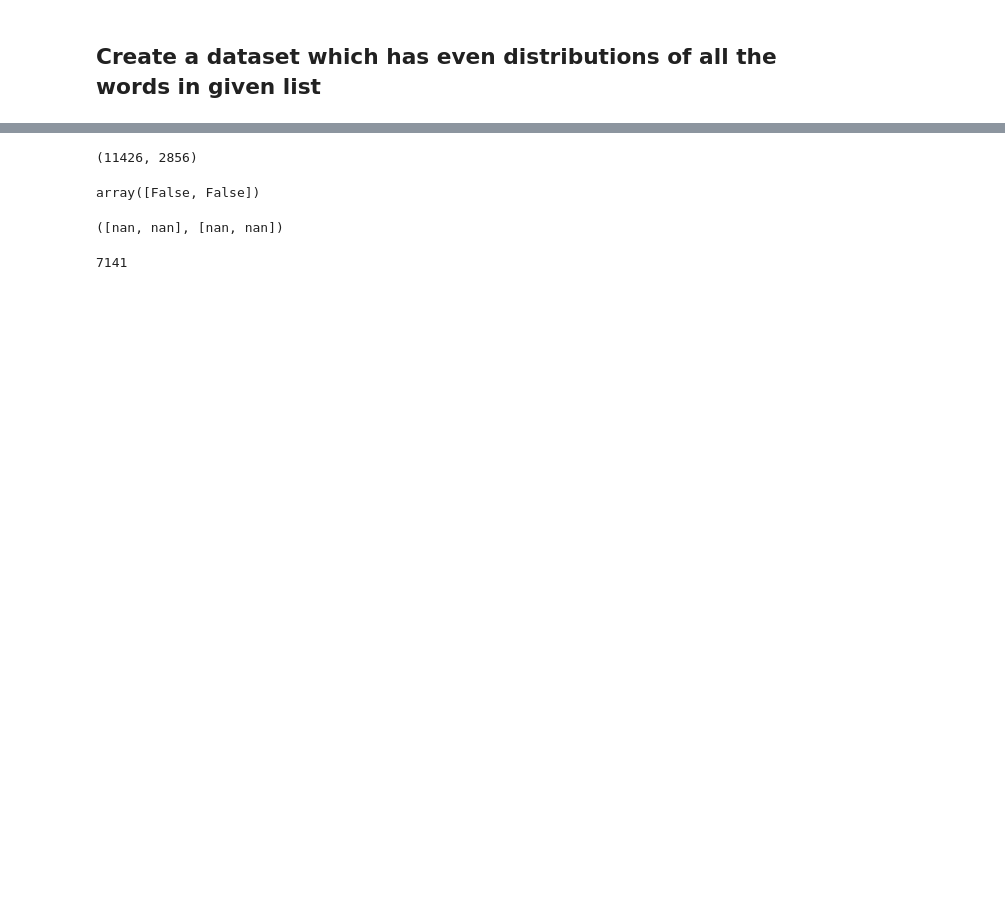
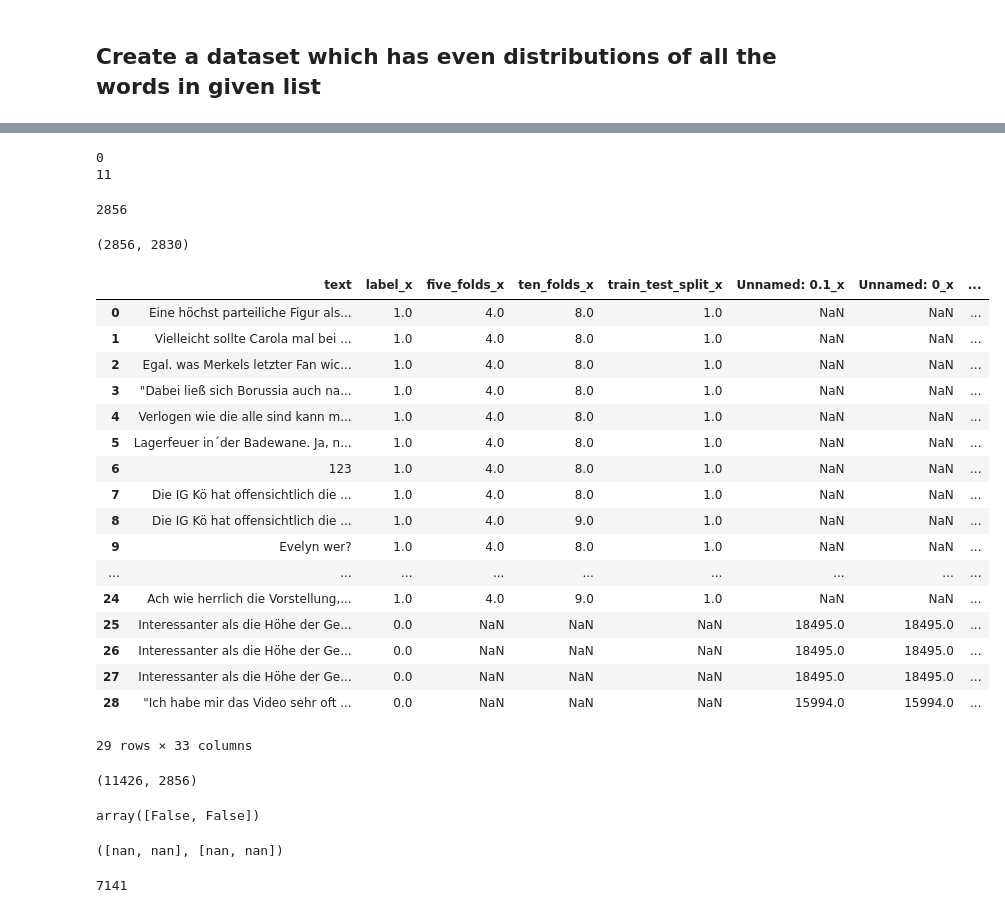
Before and after one commit to icwhite/moderat_transformers_rise, a Jupyter notebook: analysis/data_analysis.ipynb, the cells around one changed output, grey strips where cells are left out. Drawn from its saved outputs; the diff is of its cells as text; code cells hidden in the pictures; blank space fills up the shorter version.

Commit message:
made datasets for validating hypothesis and ran pearson r correlation on underrepresentation and the shap scores

```diff
--- a/analysis/data_analysis.ipynb
+++ b/analysis/data_analysis.ipynb
@@ -200,0 +302,14 @@ def undersample_evenly(pos_df, neg_df, word_list):
+# %%
+mod_folds_df = pd.read_csv("./Datasets/RP-Mod-folds.csv")
+train_folds_df = mod_folds_df.loc[mod_folds_df["ten_folds"] < 8]
+valid_folds_df = mod_folds_df.loc[mod_folds_df["ten_folds"] >= 8]
+merged = pd.merge(train_folds_df, valid_folds_df, how="inner", on=["text"])[["text", "train_test_split_x", "train_test_split_y", "label_x", "label_y"]]
+duplicate_text_lst = list(merged["text"])
+# %%
+train_folds_df = mod_folds_df.loc[mod_folds_df["ten_folds"] < 8]
+valid_folds_df = mod_folds_df.loc[mod_folds_df["ten_folds"] >= 8]
+
+leaks_removed_df = valid_folds_df.copy(deep=True)
+for ind in valid_folds_df.index:
+    if leaks_removed_df.loc[ind, "text"] in duplicate_text_lst:
+        leaks_removed_df = leaks_removed_df.drop(ind)
@@ -201,13 +322,6 @@ def undersample_evenly(pos_df, neg_df, word_list):
 # %%
-train_folds_df = mod_folds_df.loc[mod_folds_df["ten_folds"] < 8]
-valid_folds_df = mod_folds_df.loc[mod_folds_df["ten_folds"] >= 8]
-
-small_word_list = ["Muslim", "Juden", "Frau", "Psychiater", "Flüchtling"]
-
-#TODO: eliminate possibility for data leak :)
+#TODO: make columns line up better :)
 neg_total_df = mod_crowd_df.loc[mod_crowd_df["label"] == 0]
-pos_valid_df = valid_folds_df.loc[valid_folds_df["label"] == 1]
+pos_valid_df = leaks_removed_df.loc[leaks_removed_df["label"] == 1]
 pos_train_df = train_folds_df.loc[train_folds_df["label"] == 1]
-
-len(undersample_evenly(pos_train_df, neg_total_df, shap_underrepresented))
 # undersample_evenly(train_folds_df, small_word_list)
@@ -219,15 +331,15 @@ len(undersample_evenly(pos_train_df, neg_total_df, shap_underrepresented))
 # 2. validation dataset with added words (a superset of the dataset)
 # 3. a training dataset without the examples which were added to the validation dataset in steps 1 & 2
 
-new_validation_df = undersample_evenly(pos_valid_df, neg_total_df, shap_underrepresented)
-small_words_df = at_least_one_word(new_validation_df, shap_underrepresented)
+new_valid_df = undersample_evenly(pos_valid_df, neg_total_df, shap_underrepresented)
+new_valid_df["train_test_split"] = np.ones(len(new_valid_df))
+small_words_df = at_least_one_word(new_valid_df, shap_underrepresented)
 
 indices = neg_total_df.index
-neg_in_valid = new_validation_df.loc[new_validation_df["label"] == 0]
+neg_in_valid = new_valid_df.loc[new_valid_df["label"] == 0]
 neg_not_in_valid_indices = list(set(indices) - set(neg_in_valid.index))
 
 neg_not_in_valid_df = neg_total_df.loc[neg_not_in_valid_indices]
 
 new_train_df = undersample_evenly(pos_train_df, neg_not_in_valid_df, shap_underrepresented)
-
-# remaining_neg_df = neg_total_df[]
+new_train_df["train_test_split"] = np.zeros(len(new_train_df))
@@ -233,0 +377,20 @@ new_train_df = undersample_evenly(pos_train_df, neg_not_in_valid_df, shap_underr
+# %%
+def compare_with_no_duplicates(df):
+    no_duplicates = df.drop_duplicates()
+    return len(df) - len(no_duplicates)
+print(compare_with_no_duplicates(mod_crowd_df))
+print(compare_with_no_duplicates(mod_folds_df))
+# %% [output]
+0
+11
+# %%
+# checking if overlap between original valid and train dataset
+#TODO: how did the duplicates get there??
+mod_folds_df = pd.read_csv("./Datasets/RP-Mod-folds.csv")
+train_folds_df = mod_folds_df.loc[mod_folds_df["ten_folds"] < 8]
+valid_folds_df = mod_folds_df.loc[mod_folds_df["ten_folds"] >= 8]
+print(len(valid_folds_df))
+merged = pd.merge(train_folds_df, valid_folds_df, how="inner", on=["text"])[["text", "train_test_split_x", "train_test_split_y", "label_x", "label_y"]]
+duplicate_text_lst = list(merged["text"])
+# %% [output]
+2856
@@ -234,5 +402,30 @@ new_train_df = undersample_evenly(pos_train_df, neg_not_in_valid_df, shap_underr
+# %%
+len(valid_folds_df), len(leaks_removed_df)
+# %% [output]
+(2856, 2830)
 # %%
 #TODO: check that there is no overlap between the validation and train datasets :)
+merged = pd.merge(new_validation_df, new_train_df, how="inner", on=["text"])
+merged
+# %% [output]
+|  | text | label_x | five_folds_x | ten_folds_x | train_test_split_x | Unnamed: 0.1_x | Unnamed: 0_x | ... |
+| 0 | Eine höchst parteiliche Figur als... | 1.0 | 4.0 | 8.0 | 1.0 | NaN | NaN | ... |
+| 1 | Vielleicht sollte Carola mal bei ... | 1.0 | 4.0 | 8.0 | 1.0 | NaN | NaN | ... |
+| 2 | Egal. was Merkels letzter Fan wic... | 1.0 | 4.0 | 8.0 | 1.0 | NaN | NaN | ... |
+| 3 | "Dabei ließ sich Borussia auch na... | 1.0 | 4.0 | 8.0 | 1.0 | NaN | NaN | ... |
+| 4 | Verlogen wie die alle sind kann m... | 1.0 | 4.0 | 8.0 | 1.0 | NaN | NaN | ... |
+| 5 | Lagerfeuer in´der Badewane. Ja, n... | 1.0 | 4.0 | 8.0 | 1.0 | NaN | NaN | ... |
+| 6 | 123 | 1.0 | 4.0 | 8.0 | 1.0 | NaN | NaN | ... |
+| 7 | Die IG Kö hat offensichtlich die ... | 1.0 | 4.0 | 8.0 | 1.0 | NaN | NaN | ... |
+| 8 | Die IG Kö hat offensichtlich die ... | 1.0 | 4.0 | 9.0 | 1.0 | NaN | NaN | ... |
+| 9 | Evelyn wer? | 1.0 | 4.0 | 8.0 | 1.0 | NaN | NaN | ... |
+| ... | ... | ... | ... | ... | ... | ... | ... | ... |
+| 24 | Ach wie herrlich die Vorstellung,... | 1.0 | 4.0 | 9.0 | 1.0 | NaN | NaN | ... |
+| 25 | Interessanter als die Höhe der Ge... | 0.0 | NaN | NaN | NaN | 18495.0 | 18495.0 | ... |
+| 26 | Interessanter als die Höhe der Ge... | 0.0 | NaN | NaN | NaN | 18495.0 | 18495.0 | ... |
+| 27 | Interessanter als die Höhe der Ge... | 0.0 | NaN | NaN | NaN | 18495.0 | 18495.0 | ... |
+| 28 | "Ich habe mir das Video sehr oft ... | 0.0 | NaN | NaN | NaN | 15994.0 | 15994.0 | ... |
+29 rows × 33 columns
 # %%
 len(train_folds_df), len(valid_folds_df)
 # %% [output]
```
Also changed, not shown: parts of 14 cells of this notebook, 1 other file.
